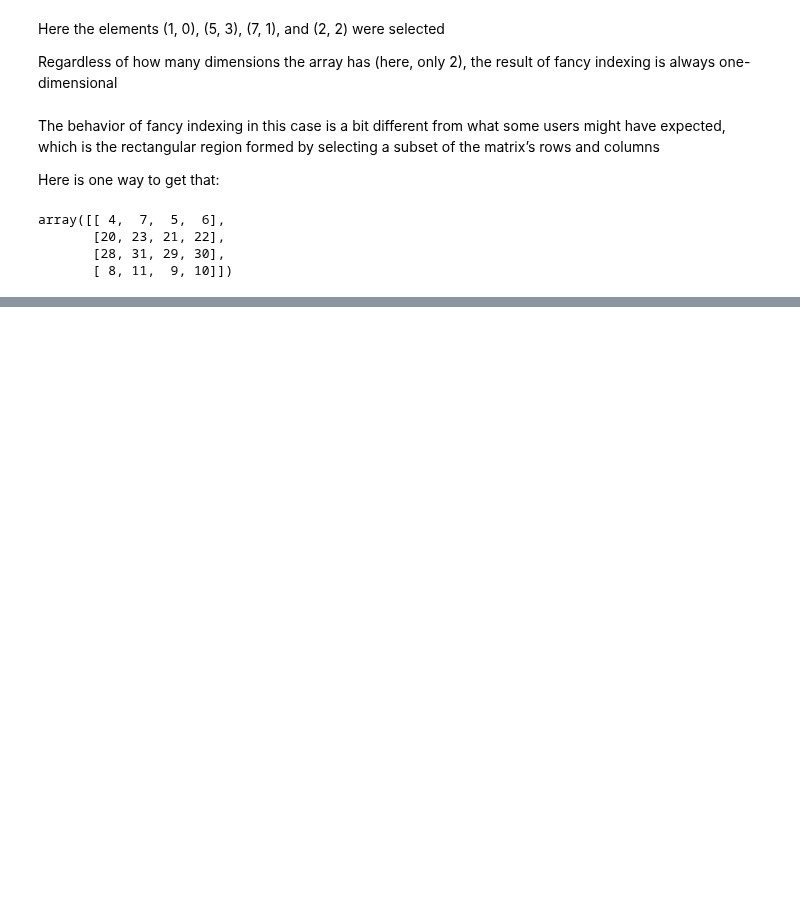
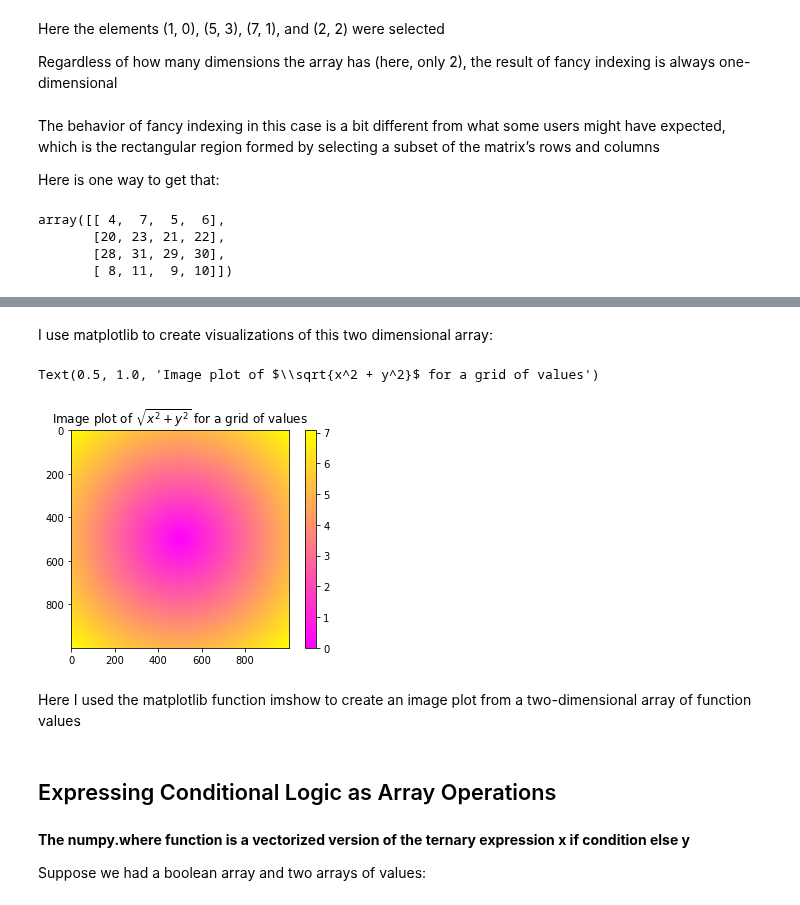
Before and after one commit to lucaslokchan/hands-on-ml, a Jupyter notebook: Python for Data Analysis/4_NumPy_Basics_Arrays_and_Vectorized_Computation.ipynb, the cells around one changed output, grey strips where cells are left out. Saved outputs shown, nothing was run; the diff lists cells and outputs as text; code cells hidden in the pictures; blank space fills up the shorter version.

Commit message:
File Input and Output with Arrays

```diff
--- a/Python for Data Analysis/4_NumPy_Basics_Arrays_and_Vectorized_Computation.ipynb
+++ b/Python for Data Analysis/4_NumPy_Basics_Arrays_and_Vectorized_Computation.ipynb
@@ -698,0 +897,4 @@ array([[ 4,  7,  5,  6],
+# %%
+points = np.arange(-5, 5, 0.01) # 1000 equally spaced points
+# %%
+xs, ys = np.meshgrid(points, points)
@@ -698,0 +913,2 @@ array([[ 4,  7,  5,  6],
+# %%
+z = np.sqrt(xs ** 2 + ys ** 2)
@@ -698,0 +931,2 @@ array([[ 4,  7,  5,  6],
+# %% [markdown]
+I use matplotlib to create visualizations of this two dimensional array:
@@ -698,0 +935,14 @@ array([[ 4,  7,  5,  6],
+# %%
+plt.imshow(z, cmap=plt.cm.spring); plt.colorbar()
+plt.title("Image plot of $\sqrt{x^2 + y^2}$ for a grid of values")
+# %% [output]
+Text(0.5, 1.0, 'Image plot of $\\sqrt{x^2 + y^2}$ for a grid of values')
+[figure, added]
+# %% [markdown]
+Here I used the matplotlib function imshow to create an image plot from a two-dimensional array of function values
+# %% [markdown]
+## Expressing Conditional Logic as Array Operations
+# %% [markdown]
+**The numpy.where function is a vectorized version of the ternary expression x if condition else y**
+
+Suppose we had a boolean array and two arrays of values:
```
Also changed, not shown: parts of 144 cells of this notebook.
